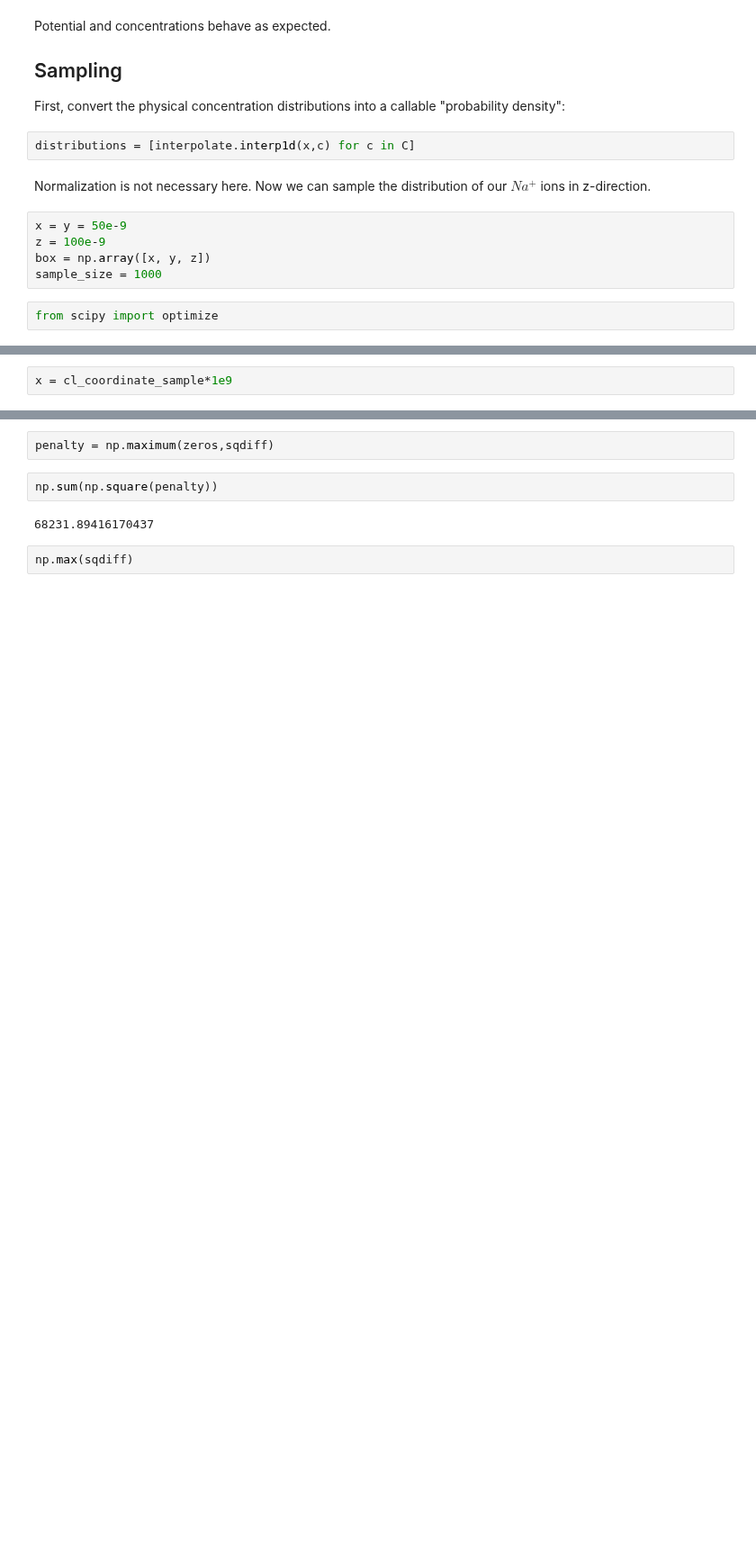
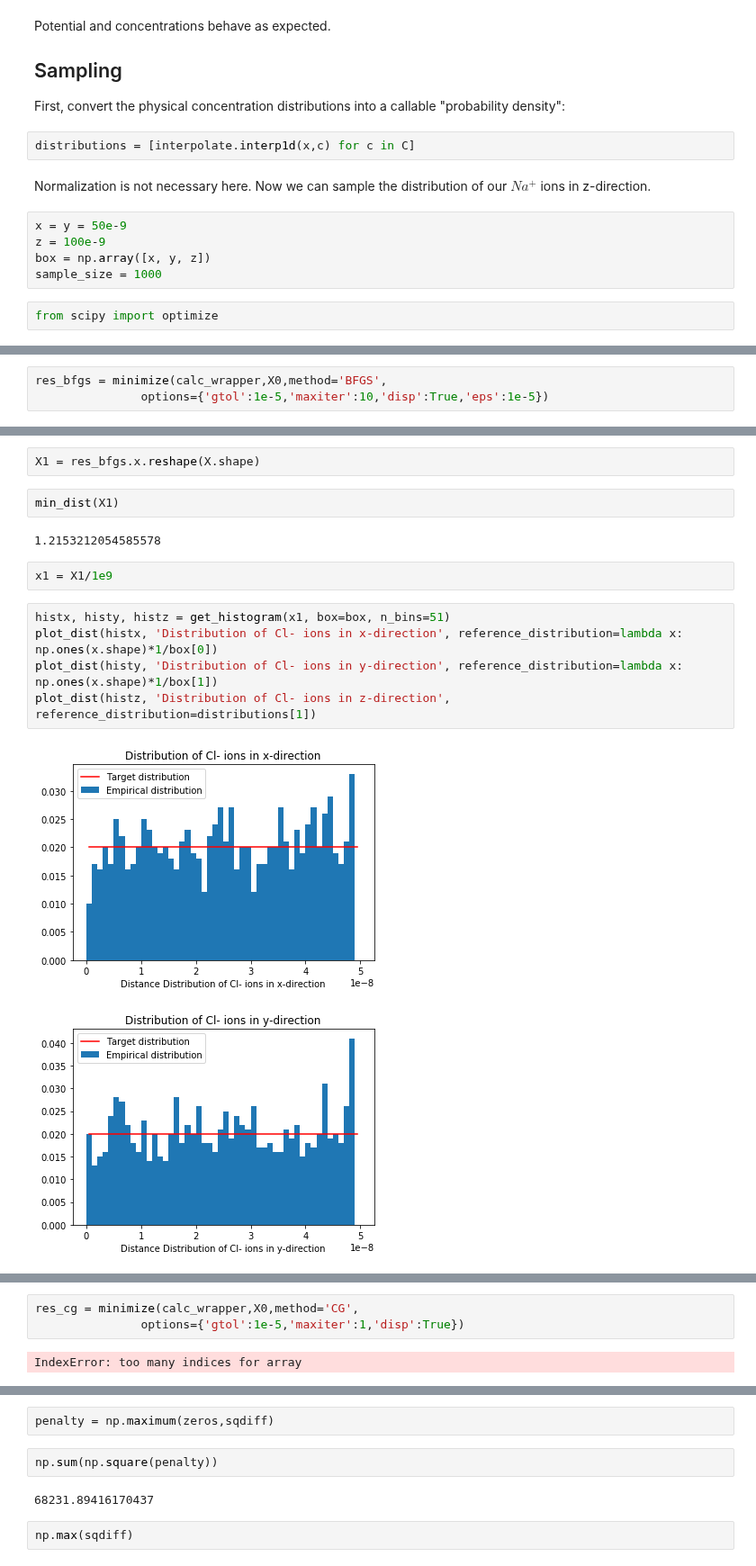
Before and after one commit to libAtoms/matscipy, a Jupyter notebook: examples/electrochemistry/showcases.ipynb, the cells around one changed output, grey strips where cells are left out. Shown at 90% size. Drawn from its saved outputs; the diff is of its cells as text; blank space fills up the shorter version.

```diff
--- a/examples/electrochemistry/showcases.ipynb
+++ b/examples/electrochemistry/showcases.ipynb
@@ -340,2 +375,0 @@ cl_coordinate_sample.shape
-# %%
-x = cl_coordinate_sample*1e9
@@ -341,0 +410,3 @@ x = cl_coordinate_sample*1e9
+# %%
+res_bfgs = minimize(calc_wrapper,X0,method='BFGS',
+               options={'gtol':1e-5,'maxiter':10,'disp':True,'eps':1e-5})
@@ -341,0 +459,16 @@ x = cl_coordinate_sample*1e9
+# %%
+X1 = res_bfgs.x.reshape(X.shape)
+# %%
+min_dist(X1)
+# %% [output]
+1.2153212054585578
+# %%
+x1 = X1/1e9
+# %%
+histx, histy, histz = get_histogram(x1, box=box, n_bins=51)
+plot_dist(histx, 'Distribution of Cl- ions in x-direction', reference_distribution=lambda x: np.ones(x.shape)*1/box[0])
+plot_dist(histy, 'Distribution of Cl- ions in y-direction', reference_distribution=lambda x: np.ones(x.shape)*1/box[1])
+plot_dist(histz, 'Distribution of Cl- ions in z-direction', reference_distribution=distributions[1])
+# %% [output]
+[figure, added]
+[figure, added]
@@ -342,3 +476,8 @@ x = cl_coordinate_sample*1e9
+# %%
+res_cg = minimize(calc_wrapper,X0,method='CG',
+               options={'gtol':1e-5,'maxiter':1,'disp':True})
+# %% [output]
+IndexError: too many indices for array
 # %%
 x
 # %% [output]
```
Also changed, not shown: parts of 51 cells of this notebook, 3 other files.
